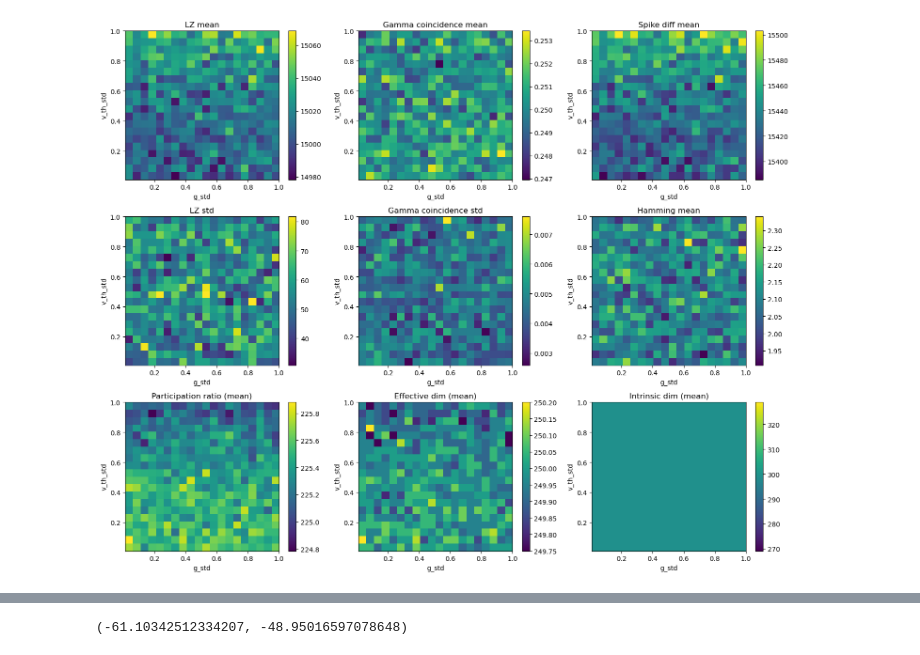
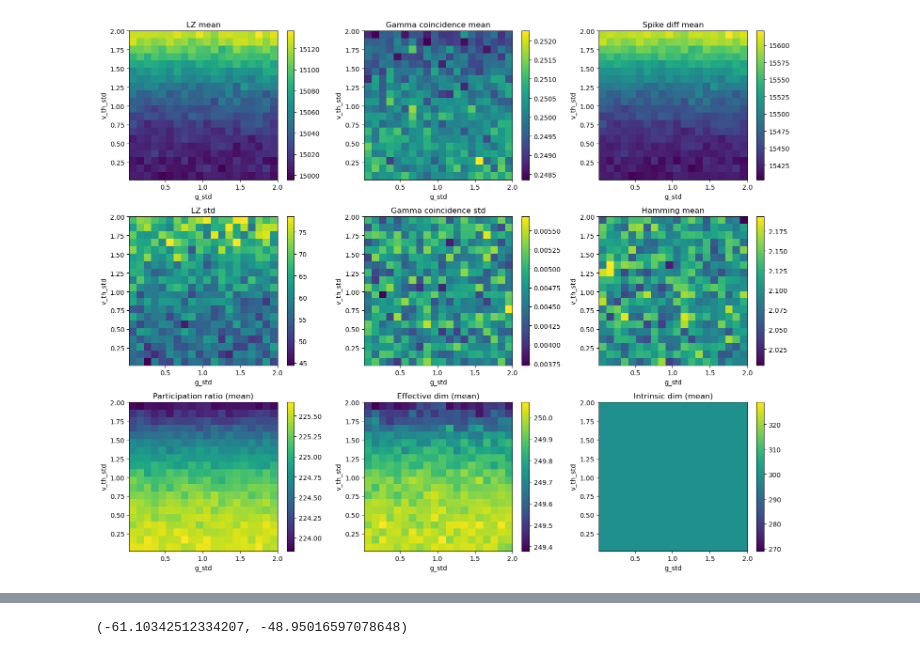
Before and after one commit to fraziphy/spiking-rnn-heterogeneity, a Jupyter notebook: plot2.ipynb, the cells around one changed output, grey strips where cells are left out. Saved outputs shown, nothing was run; the diff lists cells and outputs as text; code cells hidden in the pictures.

```diff
--- a/plot2.ipynb
+++ b/plot2.ipynb
@@ -9,7 +9,7 @@ import numpy as np
 import matplotlib.pyplot as plt
 
 # Load your data
-with open('results/data/chaos_relaxed_health_session_1.pkl', 'rb') as file:
+with open('results/data/chaos_relaxed_health_session_2.pkl', 'rb') as file:
     data = pickle.load(file)
 
 # Specify static_input_rate, e.g.:
@@ -27,31 +27,31 @@ def prepare_heatmap(key):
             i = v_th_stds.index(entry['v_th_std'])
             j = g_stds.index(entry['g_std'])
             arr[i, j] = entry.get(key, np.nan)
     return arr
 
 heatmap_keys = [
     ['lz_mean', 'gamma_coincidence_mean', 'spike_diff_mean'],
     ['lz_std', 'gamma_coincidence_std', 'hamming_mean'],
     ['participation_ratio_mean', 'effective_dim_mean', 'intrinsic_dim_mean']
 ]
 
 titles = [
     ['LZ mean', 'Gamma coincidence mean', 'Spike diff mean'],
     ['LZ std', 'Gamma coincidence std', 'Hamming mean'],
     ['Participation ratio (mean)', 'Effective dim (mean)', 'Intrinsic dim (mean)']
 ]
 
 fig, axs = plt.subplots(3, 3, figsize=(15, 12))
 for row in range(3):
     for col in range(3):
         arr = prepare_heatmap(heatmap_keys[row][col])
         im = axs[row, col].imshow(arr, origin='lower', aspect='auto', cmap='viridis',
                                   extent=[min(g_stds), max(g_stds), min(v_th_stds), max(v_th_stds)])
         axs[row, col].set_title(titles[row][col])
         axs[row, col].set_xlabel('g_std')
         axs[row, col].set_ylabel('v_th_std')
         fig.colorbar(im, ax=axs[row, col])
 plt.tight_layout()
 plt.show()
 # %% [output]
-[figure, old version]
+[figure, new version]
```
Also changed, not shown: parts of 18 cells of this notebook, 1 other file.
